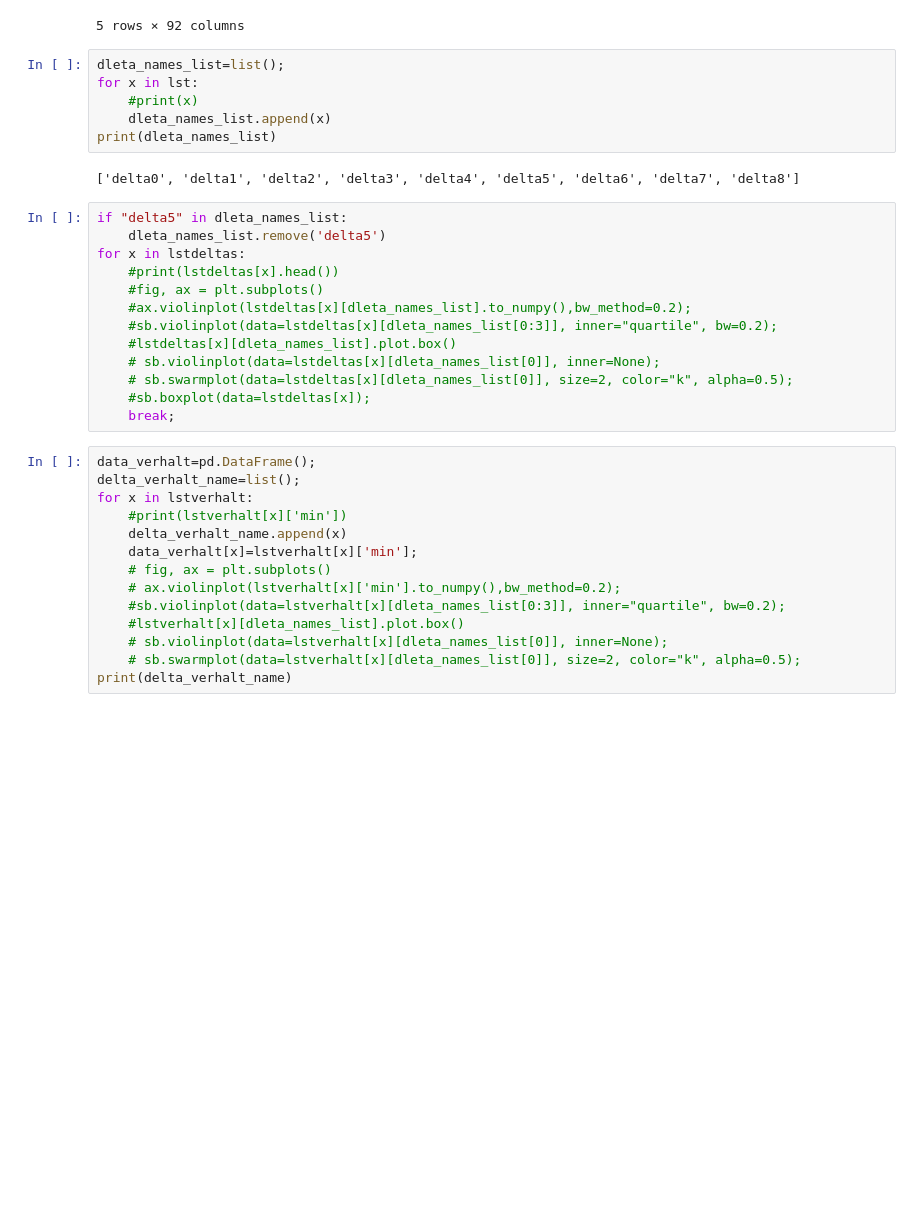
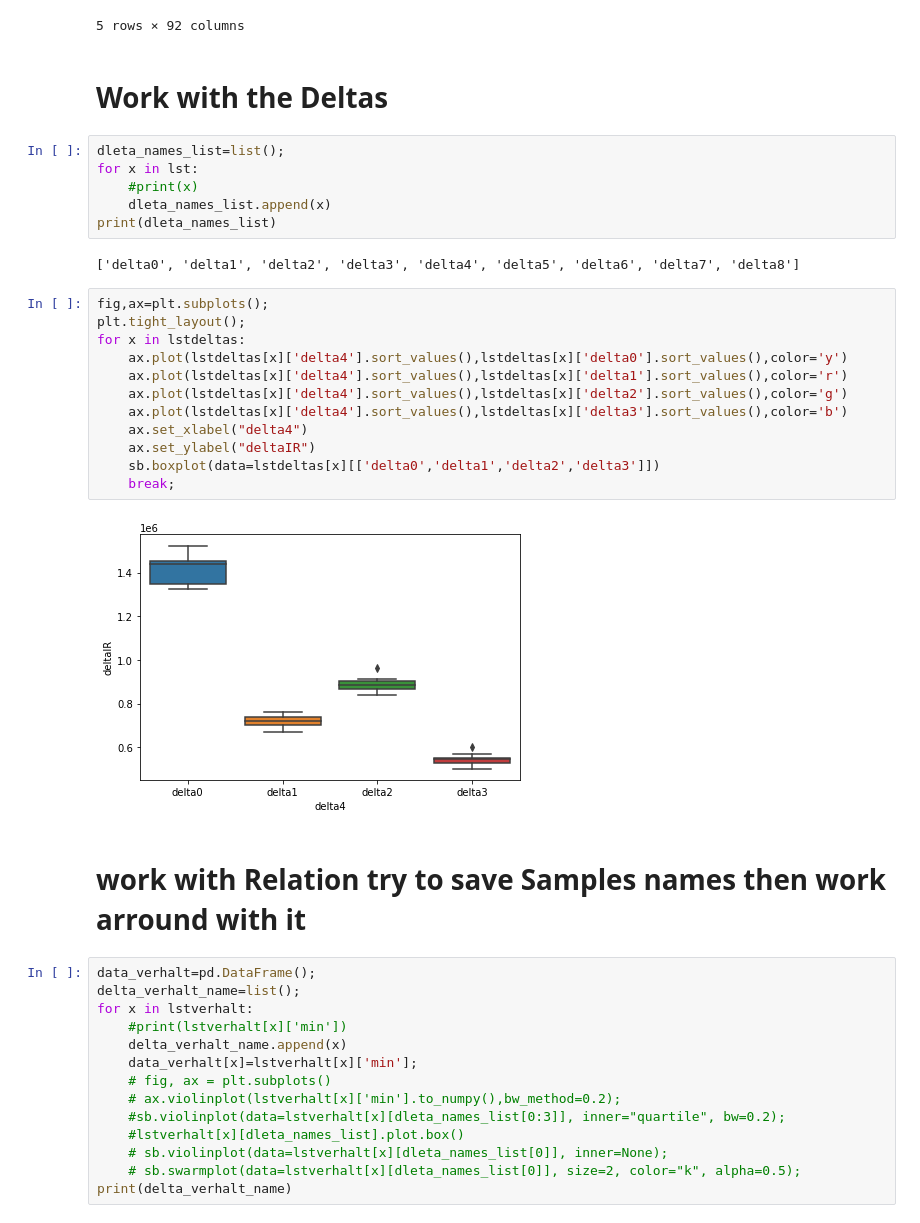
Before and after one commit to ahmadasmandar/jupyterfis, a Jupyter notebook: formattxt.ipynb, the cells around one changed output. Drawn from its saved outputs; the diff is of its cells as text; blank space fills up the shorter version.

Commit message:
work with violin

```diff
--- a/formattxt.ipynb
+++ b/formattxt.ipynb
@@ -162,6 +162,8 @@ new_df.tail()
 | 8 | 89.0 | V:fischer1_p33_6_ch7_4_steel_brush | 1320.0 | NaN | NaN | 89.0 | V:fischer1_p33_6_hf8_fc6x_0_9km | 1735.0 | ... |
 | 9 | 99.0 | V:fischer1_p33_6_ch7_4_steel_brush | 1598.0 | NaN | NaN | 99.0 | V:fischer1_p33_6_hf8_fc6x_0_9km | 1549.0 | ... |
 5 rows × 92 columns
+# %% [markdown]
+# Work with the Deltas
 # %%
 dleta_names_list=list();
 for x in lst:
@@ -170,19 +172,22 @@ for x in lst:
 print(dleta_names_list)
 # %% [output]
 ['delta0', 'delta1', 'delta2', 'delta3', 'delta4', 'delta5', 'delta6', 'delta7', 'delta8']
-# %%
-if "delta5" in dleta_names_list:
-    dleta_names_list.remove('delta5')
-for x in lstdeltas:
-    #print(lstdeltas[x].head())
-    #fig, ax = plt.subplots()
-    #ax.violinplot(lstdeltas[x][dleta_names_list].to_numpy(),bw_method=0.2);
-    #sb.violinplot(data=lstdeltas[x][dleta_names_list[0:3]], inner="quartile", bw=0.2);
-    #lstdeltas[x][dleta_names_list].plot.box()
-    # sb.violinplot(data=lstdeltas[x][dleta_names_list[0]], inner=None);
-    # sb.swarmplot(data=lstdeltas[x][dleta_names_list[0]], size=2, color="k", alpha=0.5);
-    #sb.boxplot(data=lstdeltas[x]);
-    break;
+# %%
+fig,ax=plt.subplots();
+plt.tight_layout();
+for x in lstdeltas:
+    ax.plot(lstdeltas[x]['delta4'].sort_values(),lstdeltas[x]['delta0'].sort_values(),color='y')
+    ax.plot(lstdeltas[x]['delta4'].sort_values(),lstdeltas[x]['delta1'].sort_values(),color='r')
+    ax.plot(lstdeltas[x]['delta4'].sort_values(),lstdeltas[x]['delta2'].sort_values(),color='g')
+    ax.plot(lstdeltas[x]['delta4'].sort_values(),lstdeltas[x]['delta3'].sort_values(),color='b')
+    ax.set_xlabel("delta4")
+    ax.set_ylabel("deltaIR")
+    sb.boxplot(data=lstdeltas[x][['delta0','delta1','delta2','delta3']])
+    break;
+# %% [output]
+[figure, added]
+# %% [markdown]
+# work with Relation try to save Samples names then work arround with it
 # %%
 data_verhalt=pd.DataFrame();
 delta_verhalt_name=list();
```
Also changed, not shown: parts of 3 cells of this notebook, 1 other file.
